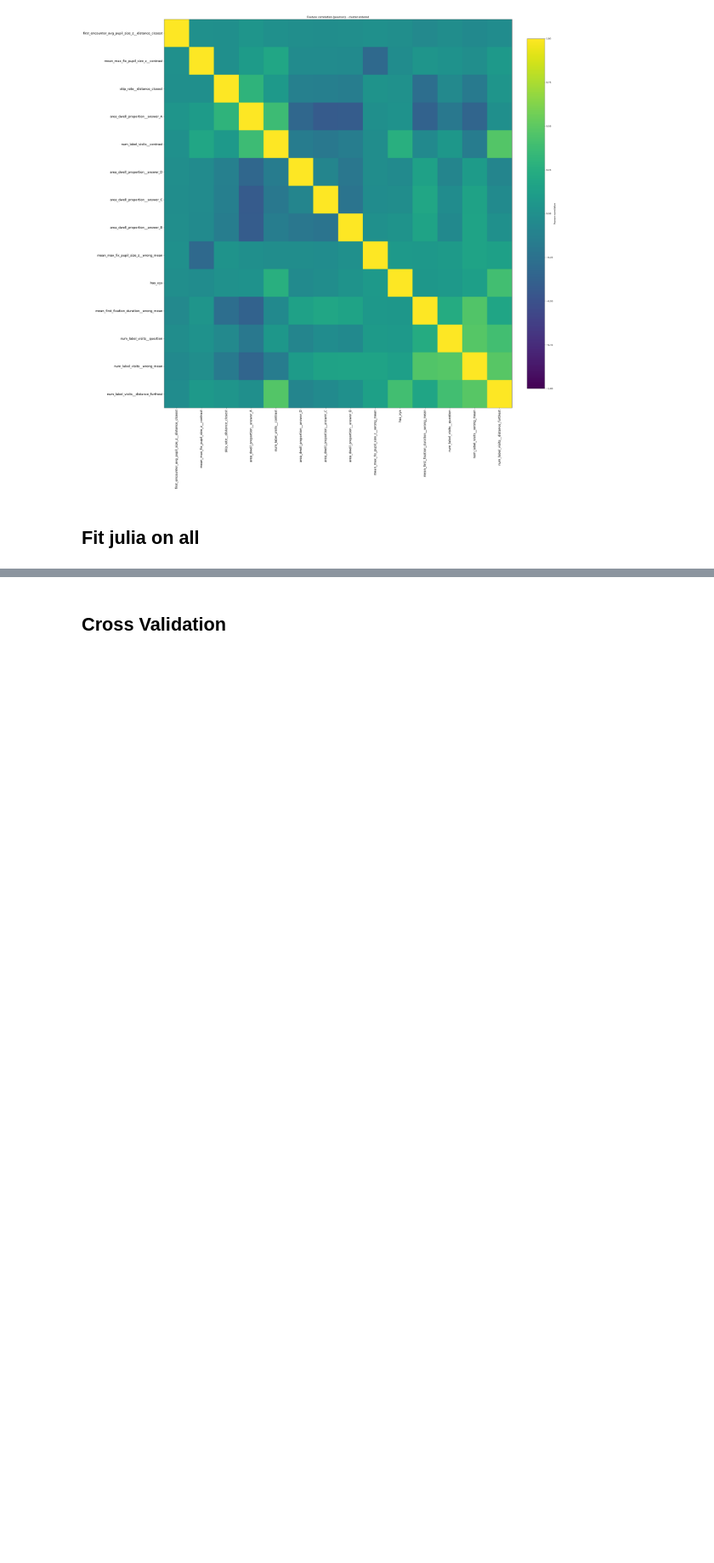
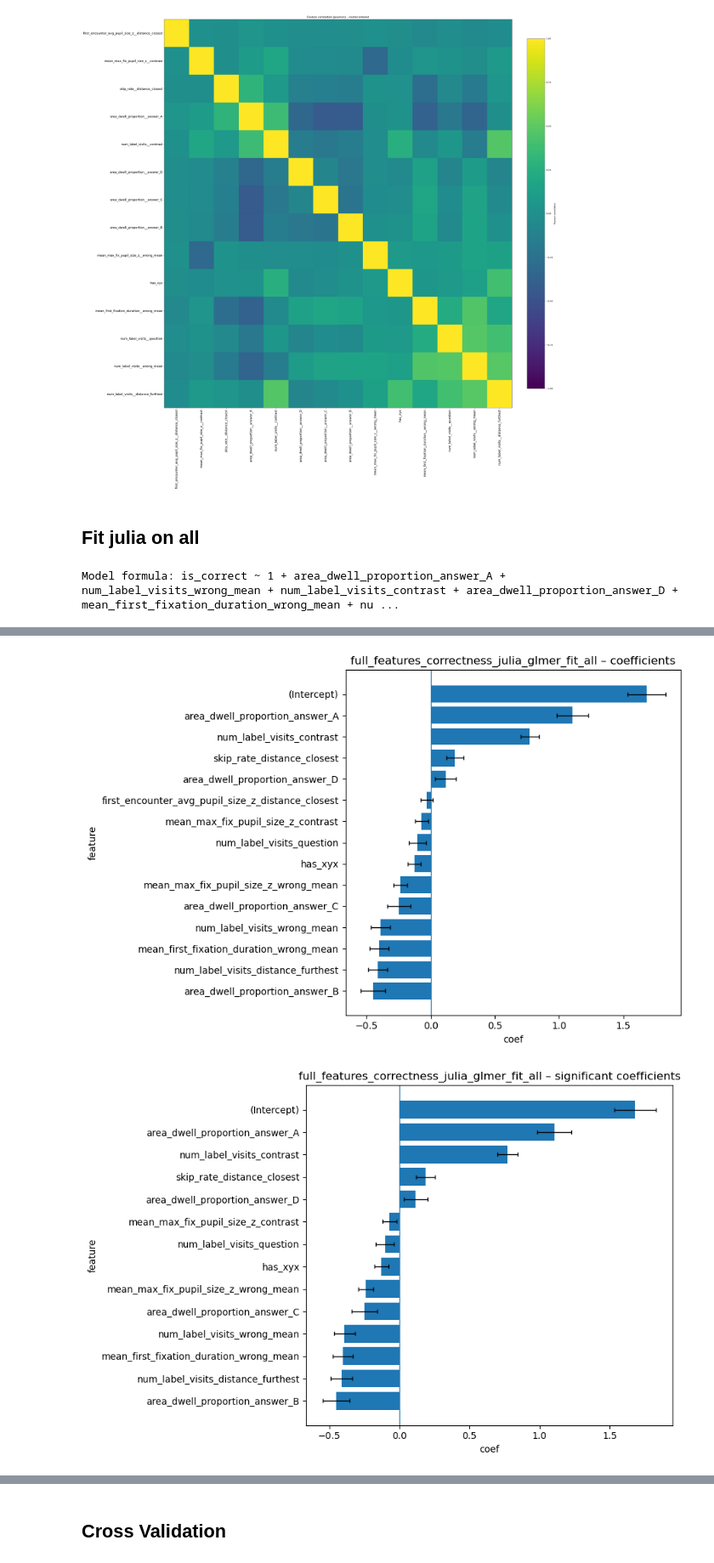
Before and after one commit to Mormorfor/QA_eyetracking, a Jupyter notebook: notebooks/answer_corr_prediction.ipynb, the cells around one changed output, grey strips where cells are left out. Shown at 85% size. Saved outputs shown, nothing was run; the diff lists cells and outputs as text; code cells hidden in the pictures; blank space fills up the shorter version.

Commit message:
train on all + some random effects graphs

```diff
--- a/notebooks/answer_corr_prediction.ipynb
+++ b/notebooks/answer_corr_prediction.ipynb
@@ -490,3 +453,14 @@ Model formula: is_correct ~ 1 + area_dwell_proportion_answer_A + num_label_visit
 [figure]
 # %% [markdown]
 ## Fit julia on all
+# %%
+bundle_fit_all = run_full_features_correctness_julia_glmer_fit_all(
+    df=all_participants,
+    feature_cols=aic_cols,
+    group_cols=(Con.PARTICIPANT_ID, Con.TRIAL_ID),
+    save=True,
+    subdir="julia_pruned_0.5_AIC_fit_all",
+    close=False,
+)
+# %% [output]
+Model formula: is_correct ~ 1 + area_dwell_proportion_answer_A + num_label_visits_wrong_mean + num_label_visits_contrast + area_dwell_proportion_answer_D + mean_first_fixation_duration_wrong_mean + nu ...
@@ -492,0 +470,2 @@ Model formula: is_correct ~ 1 + area_dwell_proportion_answer_A + num_label_visit
+[figure, added]
+[figure, added]
```
Also changed, not shown: parts of 3 cells of this notebook, 12 other files.
